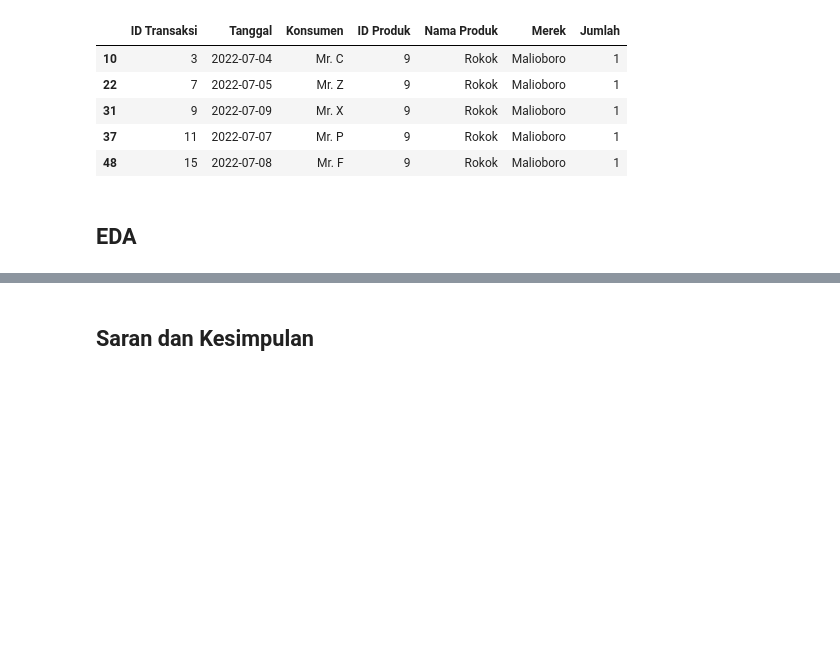
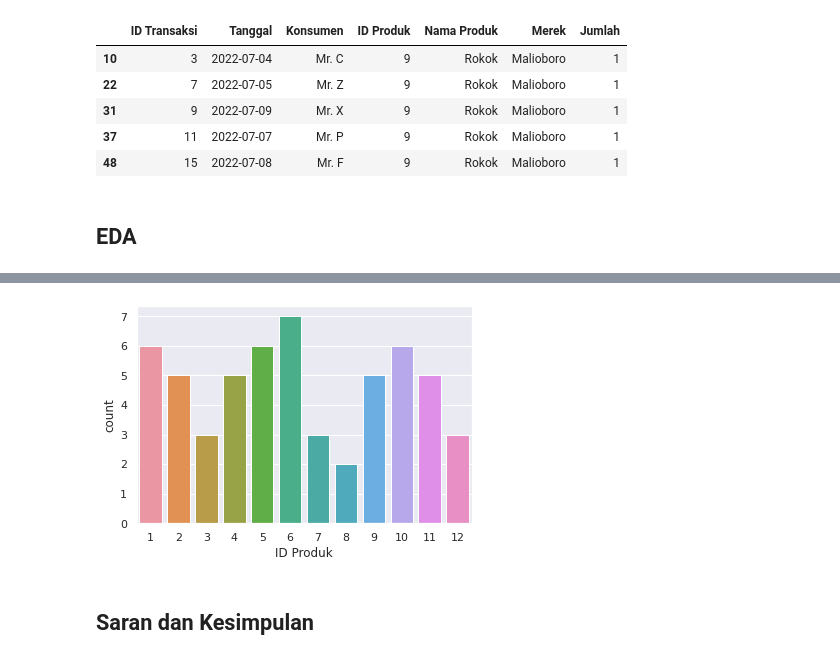
Before and after one commit to yogaap113/Case-Study-03-Data-Mining-UIN-Ganjil-2022-Kelompok-1, a Jupyter notebook: Case_Study_03_Data_Mining_UIN_Ganjil_2022_Kelompok_1.ipynb, the cells around one changed output, grey strips where cells are left out. Cells and saved outputs as stored; diff of their text form; code cells hidden in the pictures; blank space fills up the shorter version.

```diff
--- a/Case_Study_03_Data_Mining_UIN_Ganjil_2022_Kelompok_1.ipynb
+++ b/Case_Study_03_Data_Mining_UIN_Ganjil_2022_Kelompok_1.ipynb
@@ -249,2 +257,6 @@ produk_rokok.head()
+# %%
+p = sns.countplot(x = "ID Produk", data = df)
+# %% [output]
+[figure, added]
 # %% [markdown]
 ## Saran dan Kesimpulan
```
Also changed, not shown: parts of 3 cells of this notebook.
